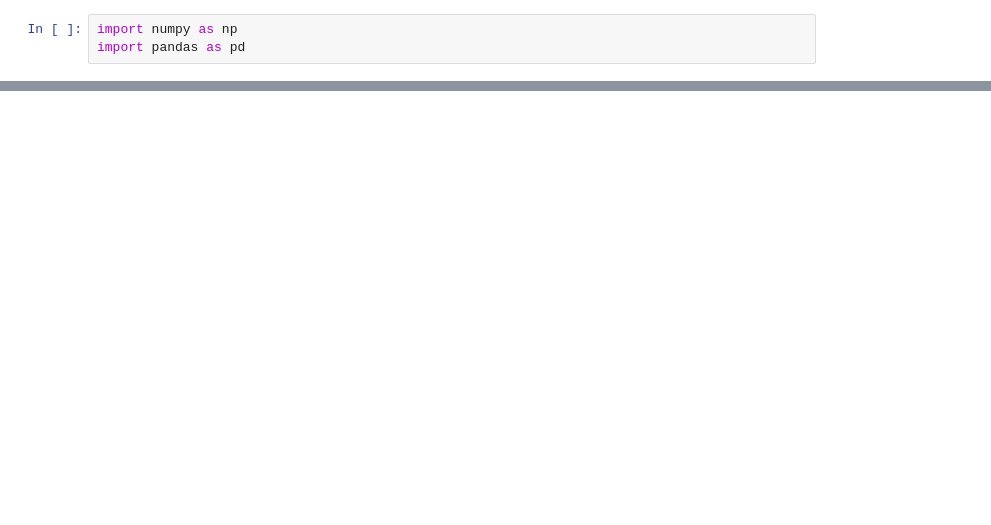
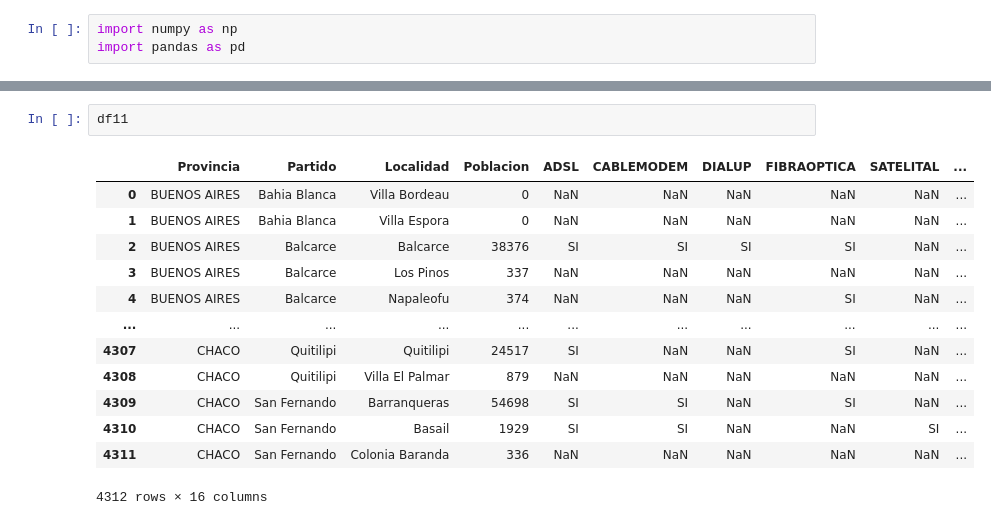
Before and after one commit to francogionardo/PI_DA, a Jupyter notebook: ETL.ipynb, the cells around one changed output, grey strips where cells are left out. Cells and saved outputs as stored; diff of their text form; blank space fills up the shorter version.

```diff
--- a/ETL.ipynb
+++ b/ETL.ipynb
@@ -184,0 +458,16 @@ df6 = pd.read_csv('data_set/internet_fijo_poblacion_hogar.csv', sep =',')
+# %%
+df11
+# %% [output]
+|  | Provincia | Partido | Localidad | Poblacion | ADSL | CABLEMODEM | DIALUP | FIBRAOPTICA | SATELITAL | ... |
+| 0 | BUENOS AIRES | Bahia Blanca | Villa Bordeau | 0 | NaN | NaN | NaN | NaN | NaN | ... |
+| 1 | BUENOS AIRES | Bahia Blanca | Villa Espora | 0 | NaN | NaN | NaN | NaN | NaN | ... |
+| 2 | BUENOS AIRES | Balcarce | Balcarce | 38376 | SI | SI | SI | SI | NaN | ... |
+| 3 | BUENOS AIRES | Balcarce | Los Pinos | 337 | NaN | NaN | NaN | NaN | NaN | ... |
+| 4 | BUENOS AIRES | Balcarce | Napaleofu | 374 | NaN | NaN | NaN | SI | NaN | ... |
+| ... | ... | ... | ... | ... | ... | ... | ... | ... | ... | ... |
+| 4307 | CHACO | Quitilipi | Quitilipi | 24517 | SI | NaN | NaN | SI | NaN | ... |
+| 4308 | CHACO | Quitilipi | Villa El Palmar | 879 | NaN | NaN | NaN | NaN | NaN | ... |
+| 4309 | CHACO | San Fernando | Barranqueras | 54698 | SI | SI | NaN | SI | NaN | ... |
+| 4310 | CHACO | San Fernando | Basail | 1929 | SI | SI | NaN | NaN | SI | ... |
+| 4311 | CHACO | San Fernando | Colonia Baranda | 336 | NaN | NaN | NaN | NaN | NaN | ... |
+4312 rows × 16 columns
```
Also changed, not shown: parts of 83 cells of this notebook, 33 other files.
